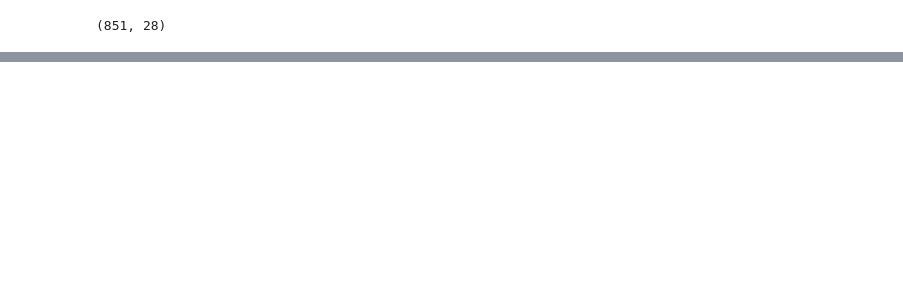
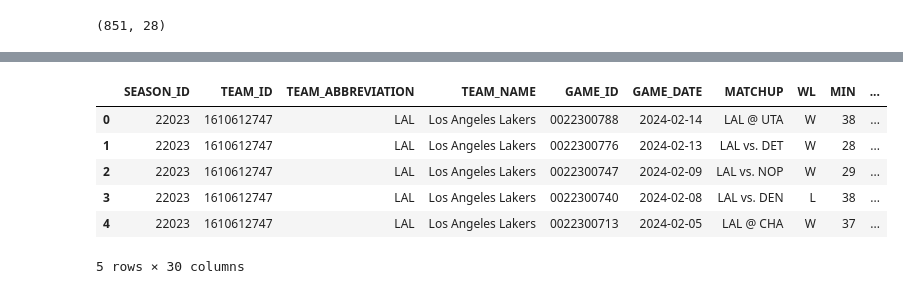
Before and after one commit to Willemluyten3/playermodels, a Jupyter notebook: nba_api_intro.ipynb, the cells around one changed output, grey strips where cells are left out. Saved outputs shown, nothing was run; the diff lists cells and outputs as text; code cells hidden in the pictures; blank space fills up the shorter version.

```diff
--- a/nba_api_intro.ipynb
+++ b/nba_api_intro.ipynb
@@ -107,0 +146,19 @@ JSONDecodeError: Expecting value: line 1 column 1 (char 0)
+# %%
+#convert list of dictionaries of 30 nba teams to DataFrame
+teams_df = pd.DataFrame(nba_teams)
+
+# Merge the original DataFrame with the teams DataFrame to match 'opp_abr' with 'abbreviation' and get 'id'
+games = games.merge(teams_df[['abbreviation', 'id']], left_on='opp_abr', right_on='abbreviation', how='left')
+
+# Rename 'id' column to 'opp_id' and drop the redundant 'abbreviation' column
+games.rename(columns={'id': 'opp_id'}, inplace=True)
+games.drop(columns=['abbreviation'], inplace=True)
+games.head()
+# %% [output]
+|  | SEASON_ID | TEAM_ID | TEAM_ABBREVIATION | TEAM_NAME | GAME_ID | GAME_DATE | MATCHUP | WL | MIN | ... |
+| 0 | 22023 | 1610612747 | LAL | Los Angeles Lakers | 0022300788 | 2024-02-14 | LAL @ UTA | W | 38 | ... |
+| 1 | 22023 | 1610612747 | LAL | Los Angeles Lakers | 0022300776 | 2024-02-13 | LAL vs. DET | W | 28 | ... |
+| 2 | 22023 | 1610612747 | LAL | Los Angeles Lakers | 0022300747 | 2024-02-09 | LAL vs. NOP | W | 29 | ... |
+| 3 | 22023 | 1610612747 | LAL | Los Angeles Lakers | 0022300740 | 2024-02-08 | LAL vs. DEN | L | 38 | ... |
+| 4 | 22023 | 1610612747 | LAL | Los Angeles Lakers | 0022300713 | 2024-02-05 | LAL @ CHA | W | 37 | ... |
+5 rows × 30 columns
```
Also changed, not shown: parts of 10 cells of this notebook.
